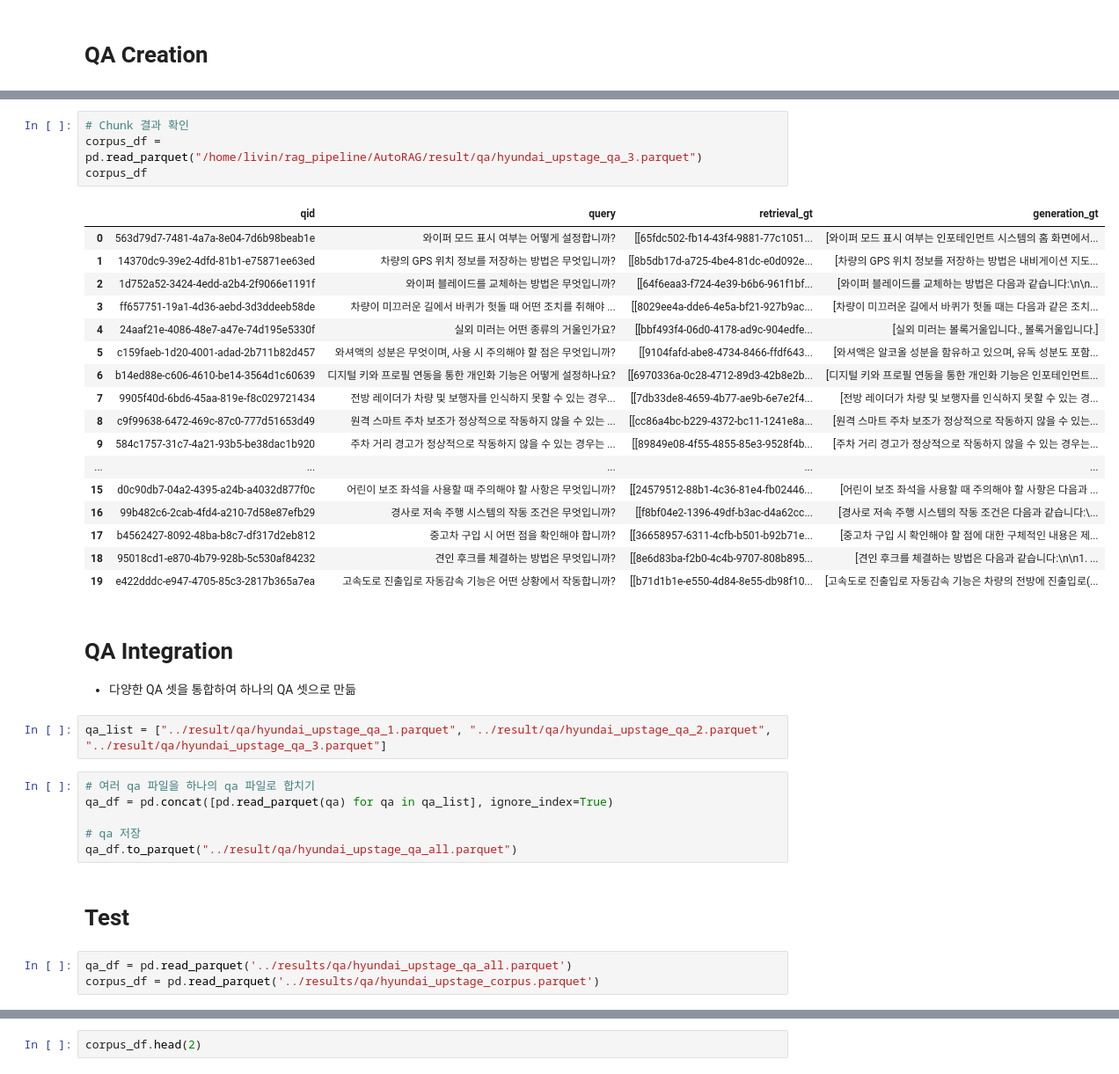
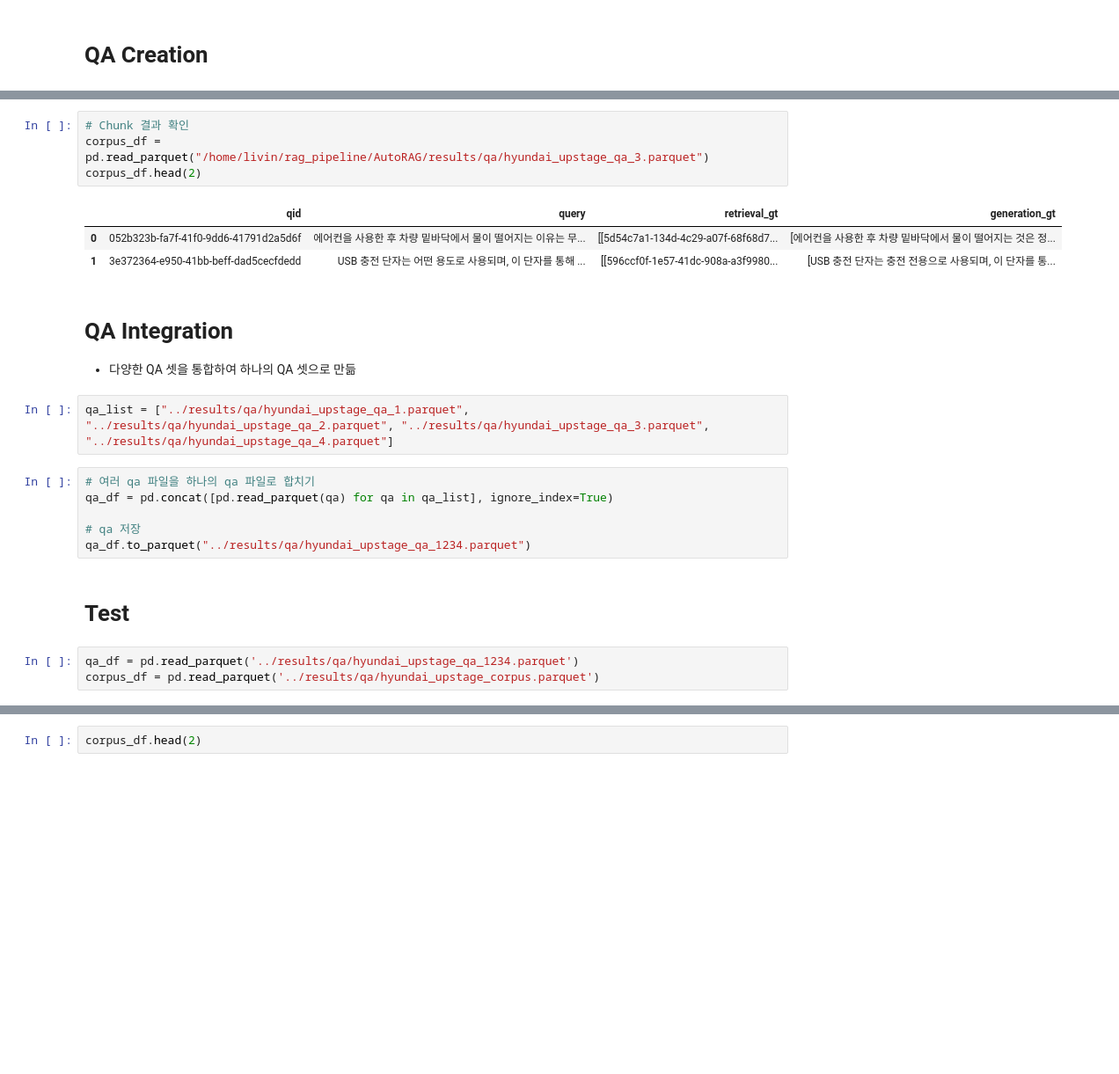
Before and after one commit to Rimo-rimo/rag_pipeline, a Jupyter notebook: AutoRAG/notebook/DataCreation.ipynb, the cells around one changed output, grey strips where cells are left out. Shown at 88% size. Drawn from its saved outputs; the diff is of its cells as text; blank space fills up the shorter version.

```diff
--- a/AutoRAG/notebook/DataCreation.ipynb
+++ b/AutoRAG/notebook/DataCreation.ipynb
@@ -148,40 +142,26 @@ initial_qa.data
 # %%
 # Chunk 결과 확인
-corpus_df = pd.read_parquet("/home/livin/rag_pipeline/AutoRAG/result/qa/hyundai_upstage_qa_3.parquet")
-corpus_df
+corpus_df = pd.read_parquet("/home/livin/rag_pipeline/AutoRAG/results/qa/hyundai_upstage_qa_3.parquet")
+corpus_df.head(2)
 # %% [output]
 |  | qid | query | retrieval_gt | generation_gt |
-| 0 | 563d79d7-7481-4a7a-8e04-7d6b98beab1e | 와이퍼 모드 표시 여부는 어떻게 설정합니까? | [[65fdc502-fb14-43f4-9881-77c1051... | [와이퍼 모드 표시 여부는 인포테인먼트 시스템의 홈 화면에서... |
-| 1 | 14370dc9-39e2-4dfd-81b1-e75871ee63ed | 차량의 GPS 위치 정보를 저장하는 방법은 무엇입니까? | [[8b5db17d-a725-4be4-81dc-e0d092e... | [차량의 GPS 위치 정보를 저장하는 방법은 내비게이션 지도... |
-| 2 | 1d752a52-3424-4edd-a2b4-2f9066e1191f | 와이퍼 블레이드를 교체하는 방법은 무엇입니까? | [[64f6eaa3-f724-4e39-b6b6-961f1bf... | [와이퍼 블레이드를 교체하는 방법은 다음과 같습니다:\n\n... |
-| 3 | ff657751-19a1-4d36-aebd-3d3ddeeb58de | 차량이 미끄러운 길에서 바퀴가 헛돌 때 어떤 조치를 취해야 ... | [[8029ee4a-dde6-4e5a-bf21-927b9ac... | [차량이 미끄러운 길에서 바퀴가 헛돌 때는 다음과 같은 조치... |
-| 4 | 24aaf21e-4086-48e7-a47e-74d195e5330f | 실외 미러는 어떤 종류의 거울인가요? | [[bbf493f4-06d0-4178-ad9c-904edfe... | [실외 미러는 볼록거울입니다., 볼록거울입니다.] |
-| 5 | c159faeb-1d20-4001-adad-2b711b82d457 | 와셔액의 성분은 무엇이며, 사용 시 주의해야 할 점은 무엇입니까? | [[9104fafd-abe8-4734-8466-ffdf643... | [와셔액은 알코올 성분을 함유하고 있으며, 유독 성분도 포함... |
-| 6 | b14ed88e-c606-4610-be14-3564d1c60639 | 디지털 키와 프로필 연동을 통한 개인화 기능은 어떻게 설정하나요? | [[6970336a-0c28-4712-89d3-42b8e2b... | [디지털 키와 프로필 연동을 통한 개인화 기능은 인포테인먼트... |
-| 7 | 9905f40d-6bd6-45aa-819e-f8c029721434 | 전방 레이더가 차량 및 보행자를 인식하지 못할 수 있는 경우... | [[7db33de8-4659-4b77-ae9b-6e7e2f4... | [전방 레이더가 차량 및 보행자를 인식하지 못할 수 있는 경... |
-| 8 | c9f99638-6472-469c-87c0-777d51653d49 | 원격 스마트 주차 보조가 정상적으로 작동하지 않을 수 있는 ... | [[cc86a4bc-b229-4372-bc11-1241e8a... | [원격 스마트 주차 보조가 정상적으로 작동하지 않을 수 있는... |
-| 9 | 584c1757-31c7-4a21-93b5-be38dac1b920 | 주차 거리 경고가 정상적으로 작동하지 않을 수 있는 경우는 ... | [[89849e08-4f55-4855-85e3-9528f4b... | [주차 거리 경고가 정상적으로 작동하지 않을 수 있는 경우는... |
-| ... | ... | ... | ... | ... |
-| 15 | d0c90db7-04a2-4395-a24b-a4032d877f0c | 어린이 보조 좌석을 사용할 때 주의해야 할 사항은 무엇입니까? | [[24579512-88b1-4c36-81e4-fb02446... | [어린이 보조 좌석을 사용할 때 주의해야 할 사항은 다음과 ... |
-| 16 | 99b482c6-2cab-4fd4-a210-7d58e87efb29 | 경사로 저속 주행 시스템의 작동 조건은 무엇입니까? | [[f8bf04e2-1396-49df-b3ac-d4a62cc... | [경사로 저속 주행 시스템의 작동 조건은 다음과 같습니다:\... |
-| 17 | b4562427-8092-48ba-b8c7-df317d2eb812 | 중고차 구입 시 어떤 점을 확인해야 합니까? | [[36658957-6311-4cfb-b501-b92b71e... | [중고차 구입 시 확인해야 할 점에 대한 구체적인 내용은 제... |
-| 18 | 95018cd1-e870-4b79-928b-5c530af84232 | 견인 후크를 체결하는 방법은 무엇입니까? | [[8e6d83ba-f2b0-4c4b-9707-808b895... | [견인 후크를 체결하는 방법은 다음과 같습니다:\n\n1. ... |
-| 19 | e422dddc-e947-4705-85c3-2817b365a7ea | 고속도로 진출입로 자동감속 기능은 어떤 상황에서 작동합니까? | [[b71d1b1e-e550-4d84-8e55-db98f10... | [고속도로 진출입로 자동감속 기능은 차량의 전방에 진출입로(... |
+| 0 | 052b323b-fa7f-41f0-9dd6-41791d2a5d6f | 에어컨을 사용한 후 차량 밑바닥에서 물이 떨어지는 이유는 무... | [[5d54c7a1-134d-4c29-a07f-68f68d7... | [에어컨을 사용한 후 차량 밑바닥에서 물이 떨어지는 것은 정... |
+| 1 | 3e372364-e950-41bb-beff-dad5cecfdedd | USB 충전 단자는 어떤 용도로 사용되며, 이 단자를 통해 ... | [[596ccf0f-1e57-41dc-908a-a3f9980... | [USB 충전 단자는 충전 전용으로 사용되며, 이 단자를 통... |
 # %% [markdown]
 # QA Integration
 * 다양한 QA 셋을 통합하여 하나의 QA 셋으로 만듦
 # %%
-qa_list = ["../result/qa/hyundai_upstage_qa_1.parquet", "../result/qa/hyundai_upstage_qa_2.parquet", "../result/qa/hyundai_upstage_qa_3.parquet"]
+qa_list = ["../results/qa/hyundai_upstage_qa_1.parquet", "../results/qa/hyundai_upstage_qa_2.parquet", "../results/qa/hyundai_upstage_qa_3.parquet", "../results/qa/hyundai_upstage_qa_4.parquet"]
 # %%
 # 여러 qa 파일을 하나의 qa 파일로 합치기
 qa_df = pd.concat([pd.read_parquet(qa) for qa in qa_list], ignore_index=True)
 
 # qa 저장
-qa_df.to_parquet("../result/qa/hyundai_upstage_qa_all.parquet")
+qa_df.to_parquet("../results/qa/hyundai_upstage_qa_1234.parquet")
 # %% [markdown]
 # Test
 # %%
-qa_df = pd.read_parquet('../results/qa/hyundai_upstage_qa_all.parquet')
+qa_df = pd.read_parquet('../results/qa/hyundai_upstage_qa_1234.parquet')
 corpus_df = pd.read_parquet('../results/qa/hyundai_upstage_corpus.parquet')
 # %%
 qa_df.head(2)
```
Also changed, not shown: parts of 8 cells of this notebook, 3 other files.
